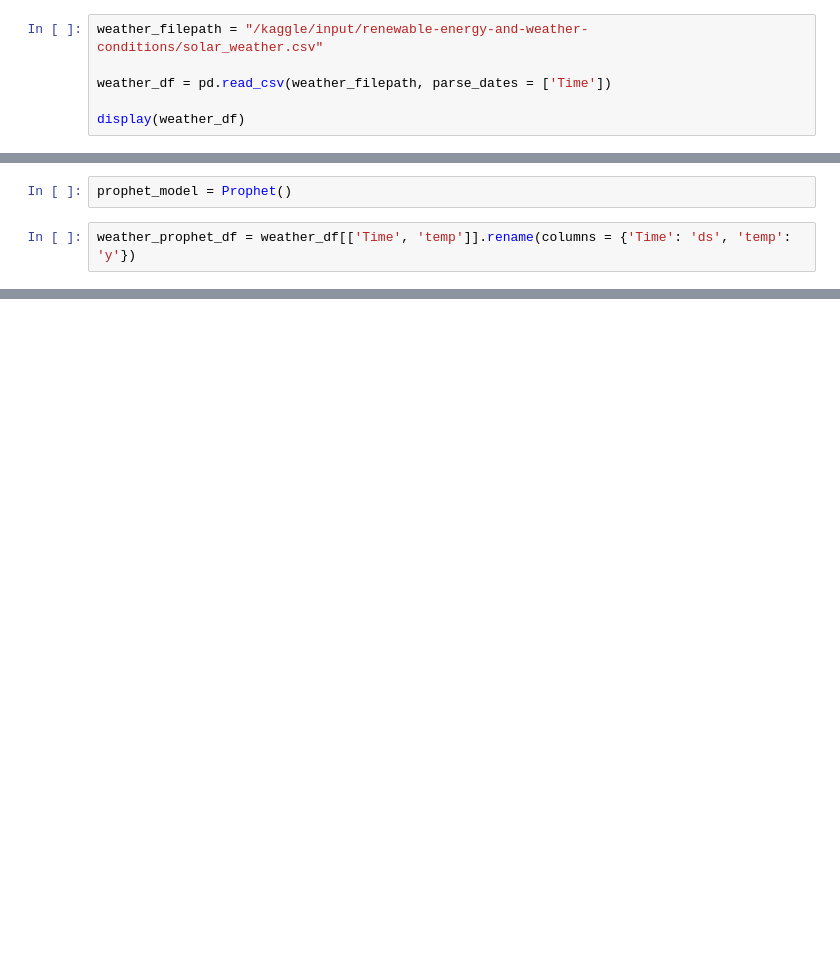
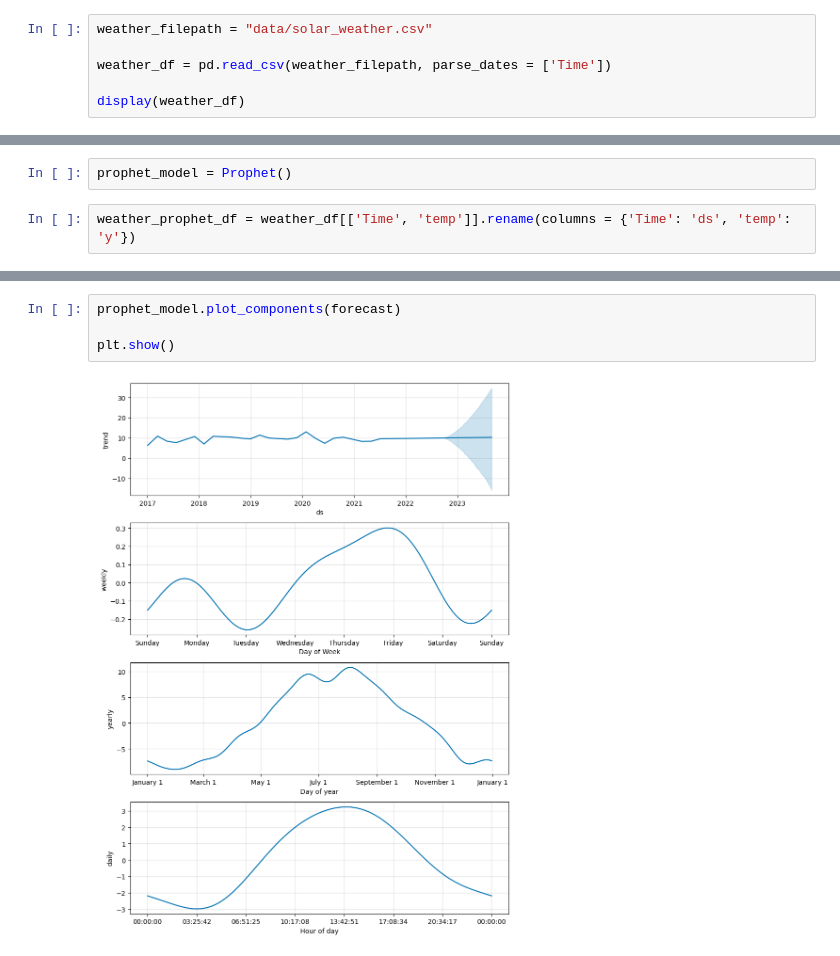
Before and after one commit to MichaelTheFear/INF1038_Aprendizado_Automatico_Trab_1, a Jupyter notebook: inf1038-time-series-prophet.ipynb, the cells around one changed output, grey strips where cells are left out. Saved outputs shown, nothing was run; the diff lists cells and outputs as text; blank space fills up the shorter version.

```diff
--- a/inf1038-time-series-prophet.ipynb
+++ b/inf1038-time-series-prophet.ipynb
@@ -8,5 +50,5 @@ from sklearn.model_selection import train_test_split
 # %%
-weather_filepath = "/kaggle/input/renewable-energy-and-weather-conditions/solar_weather.csv"
+weather_filepath = "data/solar_weather.csv"
 
 weather_df = pd.read_csv(weather_filepath, parse_dates = ['Time'])
 
@@ -31,0 +125,6 @@ prophet_model.plot_components(forecast);
+# %%
+prophet_model.plot_components(forecast)
+
+plt.show()
+# %% [output]
+[figure, added]
```
Also changed, not shown: parts of 10 cells of this notebook, 3 other files.
